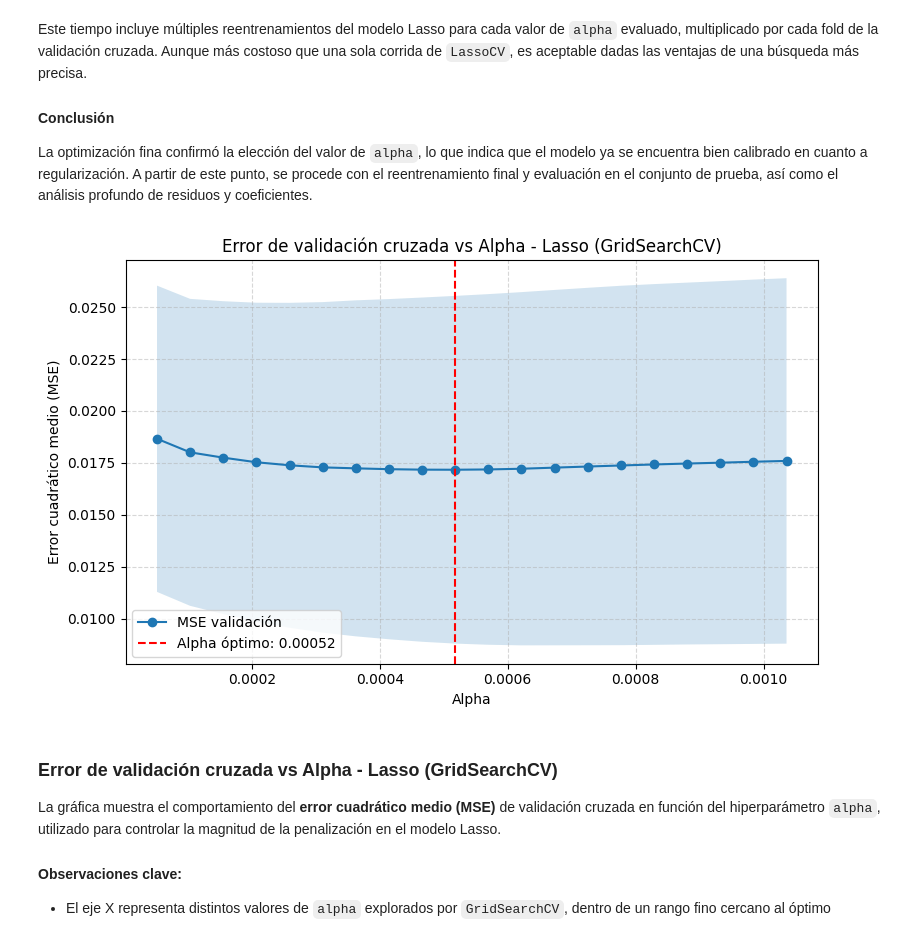
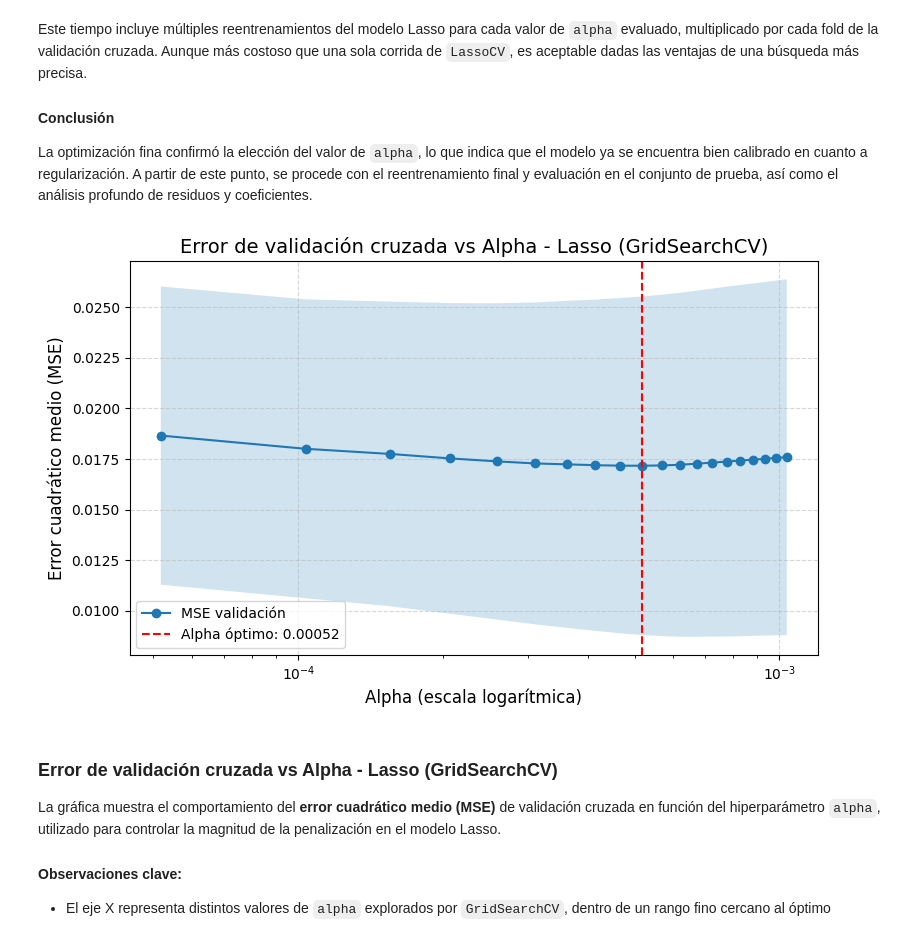
Before and after one commit to johanstevenbejarano/Teoria-de-Aprendizaje-Maquina, a Jupyter notebook: Parcial_1_TAM_2025-1/notebooks/Lasso.ipynb, the cells around one changed output. Saved outputs shown, nothing was run; the diff lists cells and outputs as text; code cells hidden in the pictures.

```diff
--- a/Parcial_1_TAM_2025-1/notebooks/Lasso.ipynb
+++ b/Parcial_1_TAM_2025-1/notebooks/Lasso.ipynb
@@ -430,28 +456,36 @@ Este tiempo incluye múltiples reentrenamientos del modelo Lasso para cada valor
 
 La optimización fina confirmó la elección del valor de `alpha`, lo que indica que el modelo ya se encuentra bien calibrado en cuanto a regularización. A partir de este punto, se procede con el reentrenamiento final y evaluación en el conjunto de prueba, así como el análisis profundo de residuos y coeficientes.
 # %%
-# === Visualizar curva de error promedio vs alpha ===
+# Asegurarse de tener el mejor alpha definido
+mejor_alpha_gs = grid_lasso.best_params_['alpha']
+
+# Convertir param_alpha a float si viene como objeto
 resultados = pd.DataFrame(grid_lasso.cv_results_)
+resultados["param_alpha"] = resultados["param_alpha"].astype(float)
 
 plt.figure(figsize=(8, 5))
-plt.plot(resultados["param_alpha"], -resultados["mean_test_score"], marker='o', label="MSE validación")
-plt.fill_between(resultados["param_alpha"],
-                 -resultados["mean_test_score"] - resultados["std_test_score"],
-                 -resultados["mean_test_score"] + resultados["std_test_score"],
-                 alpha=0.2)
+plt.semilogx(resultados["param_alpha"], -resultados["mean_test_score"], marker='o', label="MSE validación")
+plt.fill_between(
+    resultados["param_alpha"],
+    -resultados["mean_test_score"] - resultados["std_test_score"],
+    -resultados["mean_test_score"] + resultados["std_test_score"],
+    alpha=0.2,
+)
 plt.axvline(mejor_alpha_gs, linestyle="--", color="red", label=f"Alpha óptimo: {mejor_alpha_gs:.5f}")
-plt.title("Error de validación cruzada vs Alpha - Lasso (GridSearchCV)")
-plt.xlabel("Alpha")
-plt.ylabel("Error cuadrático medio (MSE)")
-plt.legend()
+
+plt.title("Error de validación cruzada vs Alpha - Lasso (GridSearchCV)", fontsize=14)
+plt.xlabel("Alpha (escala logarítmica)", fontsize=12)
+plt.ylabel("Error cuadrático medio (MSE)", fontsize=12)
+plt.legend(fontsize=10)
 plt.grid(True, linestyle="--", alpha=0.5)
 plt.tight_layout()
 
 # Guardar figura
+os.makedirs("figuras", exist_ok=True)
 plt.savefig("figuras/gridsearch_lasso_error_vs_alpha.png", dpi=300)
 plt.show()
 # %% [output]
-[figure, old version]
+[figure, new version]
 # %% [markdown]
 ### Error de validación cruzada vs Alpha - Lasso (GridSearchCV)
 
```
Also changed, not shown: parts of 18 cells of this notebook.
